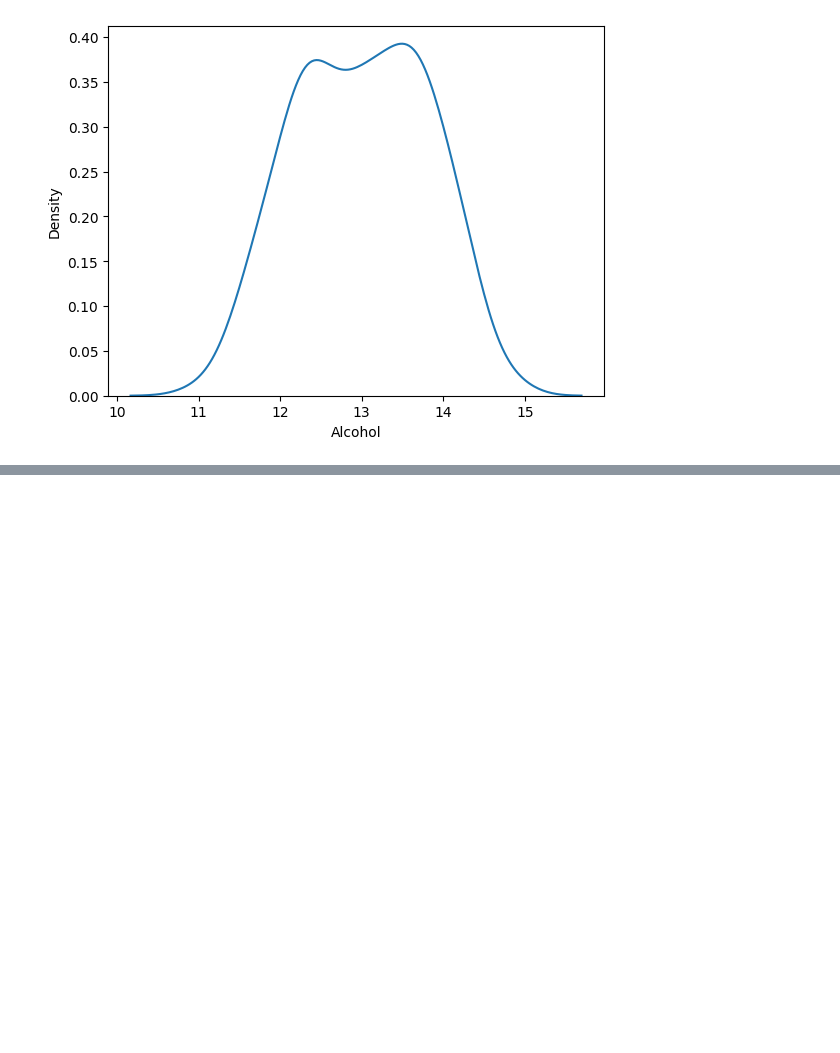
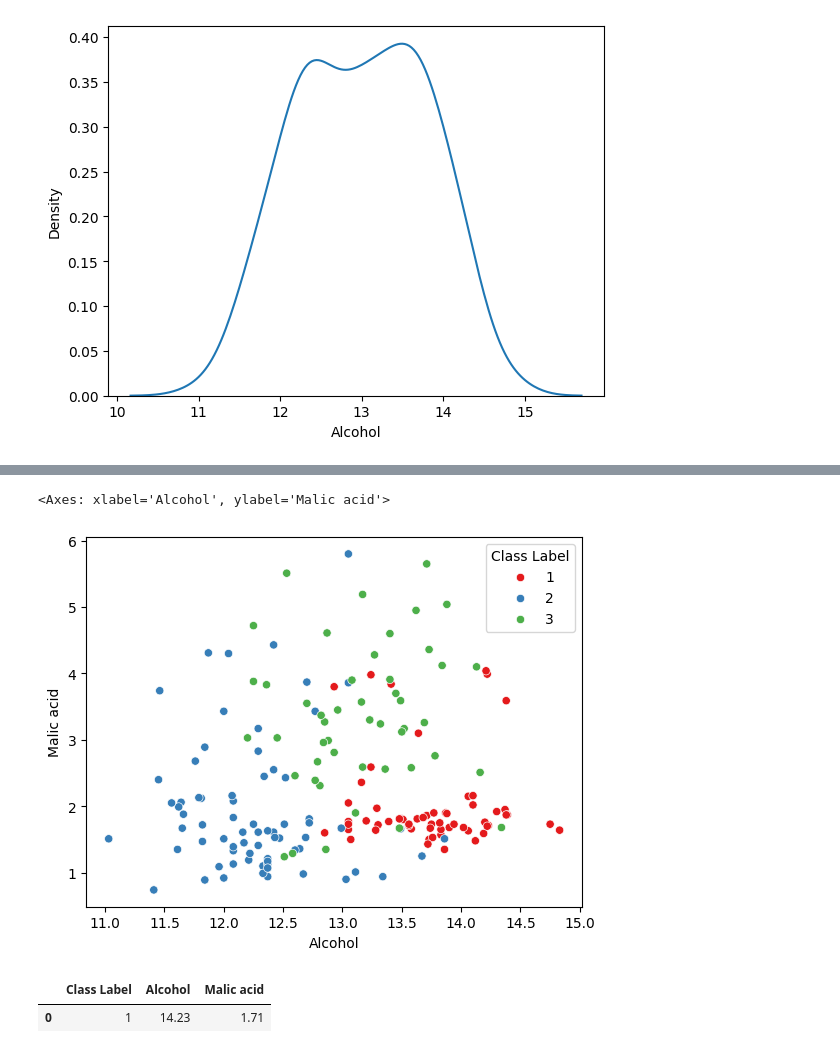
Before and after one commit to MDalamin5/Machine-Learning-2.0, a Jupyter notebook: 5-Feature-Engineering/Feature-Scaling/Normalization/normalization.ipynb, the cells around one changed output, grey strips where cells are left out. Saved outputs shown, nothing was run; the diff lists cells and outputs as text; code cells hidden in the pictures; blank space fills up the shorter version.

```diff
--- a/5-Feature-Engineering/Feature-Scaling/Normalization/normalization.ipynb
+++ b/5-Feature-Engineering/Feature-Scaling/Normalization/normalization.ipynb
@@ -29,0 +35,10 @@ sns.kdeplot(data=df, x="Alcohol")
+# %%
+sns.scatterplot(data=df, x="Alcohol", y="Malic acid", hue="Class Label", palette="Set1")
+# %% [output]
+<Axes: xlabel='Alcohol', ylabel='Malic acid'>
+[figure, added]
+# %%
+df.head(1)
+# %% [output]
+|  | Class Label | Alcohol | Malic acid |
+| 0 | 1 | 14.23 | 1.71 |
```
Also changed, not shown: parts of 12 cells of this notebook.
